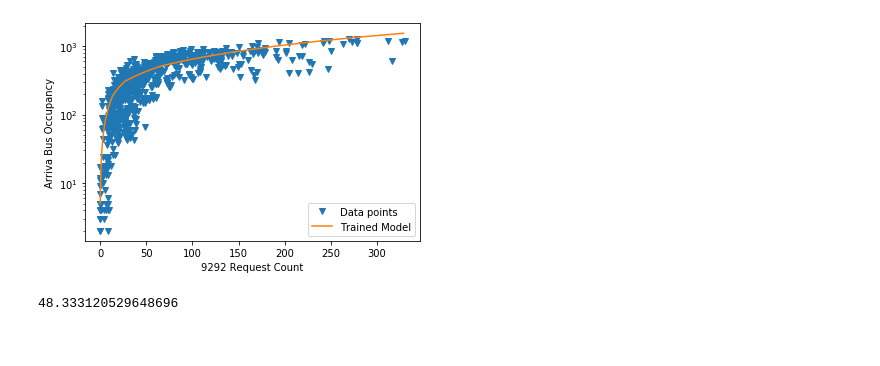
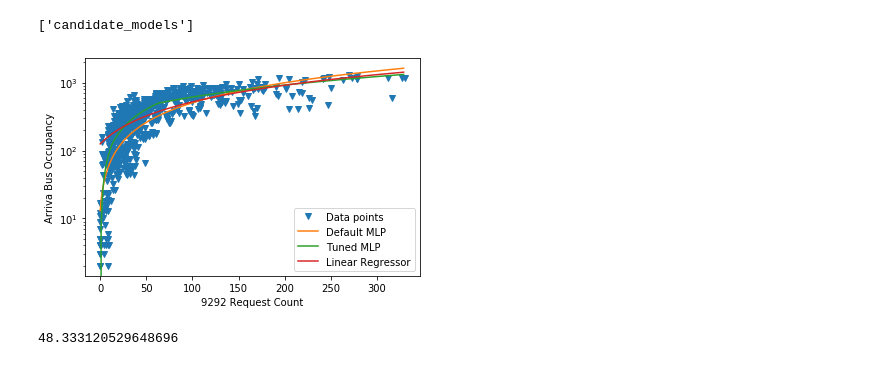
Before and after one commit to s260895/deia_smartways, a Jupyter notebook: DEIA_notebook.ipynb, the cells around one changed output. Saved outputs shown, nothing was run; the diff lists cells and outputs as text; code cells hidden in the pictures.

```diff
--- a/DEIA_notebook.ipynb
+++ b/DEIA_notebook.ipynb
@@ -84,8 +93,8 @@ def get_occupancy_df(lines,directions,line_stop_dict,cleaned_df = None):
 def get_merged_df(occupancy_9292,occupancy_arriva):
     return pd.merge(occupancy_9292,occupancy_arriva,how='inner',on=['Line','Direction','Date','Day','Station Num','Station'])
 # %%
-def get_candidate_models(params=None):
-    if params == None:
+def get_candidate_models(x,y,params=None):
+    if params is None:
         return None
 
     regressors = {'Default MLP':MLPRegressor().fit(x.reshape(-1,1),y),
@@ -444,4 +162,56 @@ regressors = {'Trained Model':best_model}
+# %%
+# Load 9292 and Arriva Data:
+cleaned_9292 = pd.read_pickle('final_9292')
+cleaned_arriva = pd.read_pickle('final_arriva')
+
+# Create Occupancy Data from 9292 and Arriva Data:
+#occupancy_df_arriva = get_occupancy_df(['4'],['original'],cleaned_arriva[cleaned_arriva['Line']==4])
+#occupancy_df_9292 = get_occupancy_df(['4'],['original'],cleaned_9292[(cleaned_9292['Line']==4)&(cleaned_9292['Modaliteitsnummer']==2)])
+# Store Occupancy Data as pickle:
+# occupancy_df_arriva.to_pickle('occupancy_arriva')
+# occupancy_df_9292.to_pickle('occupancy_9292')
+# Read Occupancy Data from pickle:
+occupancy_df_arriva = pd.read_pickle('occupancy_arriva')
+occupancy_df_9292 = pd.read_pickle('occupancy_9292')
+
+# Create Merged Data from 9292 and Arriva Occupancy Data:
+merged_df = get_merged_df(occupancy_df_9292,occupancy_df_arriva)
+# Store Merged Data as pickle:
+#merged_df.to_pickle('merged_data')
+# Read Merged Data from pickle:
+# merged_df = pd.read_pickle('merged_data')
+
+# Create Parameter Space for Candidate MLP Models:
+mlp_params = {
+            'hidden_layer_sizes':[(100,),(1000,)],
+            'activation': ['identity', 'logistic', 'relu', 'tanh'],
+            # 'mlp__solver':'adam',
+            'alpha':[0.1,0.01,0.001],
+            #'learning_rate':['constant'],
+            'learning_rate_init':[0.1,0.01],
+            # 'mlp__power_t':0.5,  assert(solver=='sgd' and learning_rate=='inv_scaling)
+            'max_iter':[2000]
+#             'tol':[0.0001],
+             # 'mlp__verbose':False,
+            # 'mlp__warm_start':False,
+            # 'mlp__momentum':0.9,
+            # 'mlp__nesterovs_momentum':True,
+            # 'mlp__early_stopping':False,
+            # 'mlp__validation_fraction':0.05,
+#             'epsilon':1e-08,
+#             'beta_1': 0.9,
+#             'beta_2':0.999,
+#             'epsilon':1e-8
+        }
+# Create Trained Candidate Models from Parameter Space:
+regressors = get_candidate_models(merged_df['Occupancy_x'].values,merged_df['Occupancy_y'].values,mlp_params)
+# Store Candidate Models as pickle:
+dump(regressors,'candidate_models')
+# Read Candidate Models from pickle :
+#regressors = load('candidate_models')
+# %% [output]
+['candidate_models']
 # %%
-regression_plot(x,y,'9292 Request Count','Arriva Bus Occupancy',regressors=regressors,logy=True)
+regression_plot(merged_df['Occupancy_x'].values,merged_df['Occupancy_y'].values,'9292 Request Count','Arriva Bus Occupancy',regressors=regressors,logy=True)
 # %% [output]
-[figure, old version]
+[figure, new version]
```
Also changed, not shown: parts of 6 cells of this notebook, 3 other files.
